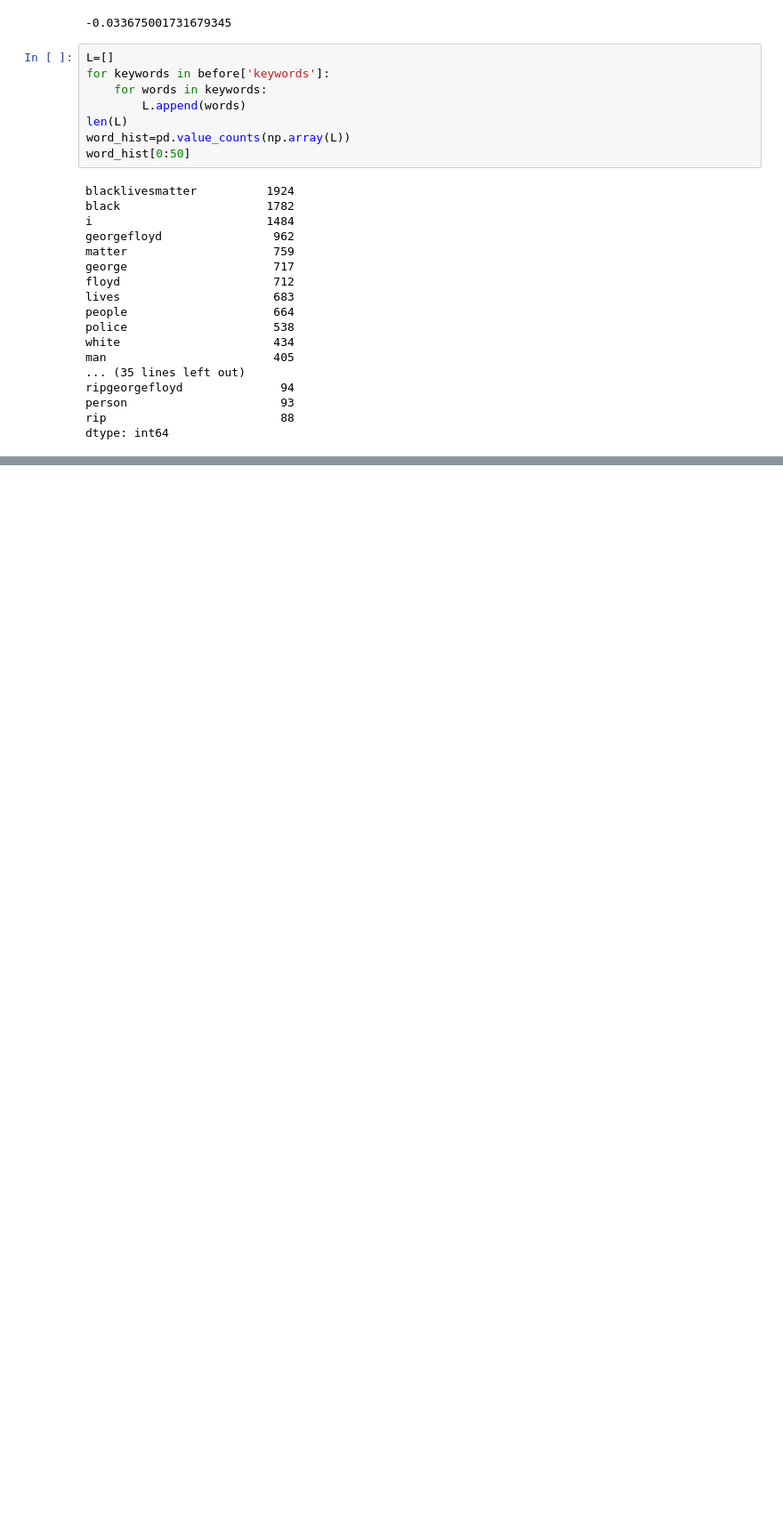
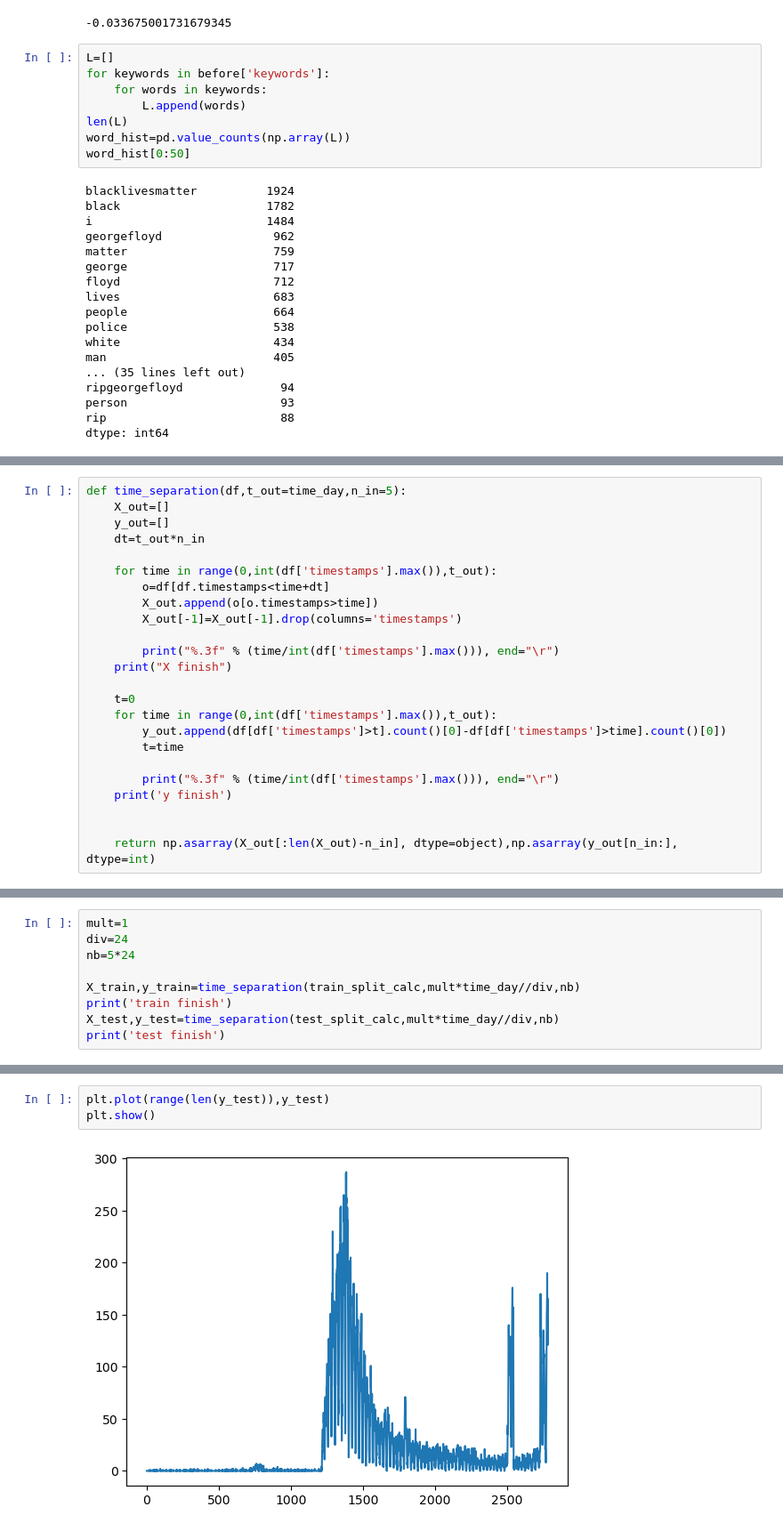
Before and after one commit to Isyohan/WeakSignalsBLM, a Jupyter notebook: BLM_Notebook.ipynb, the cells around one changed output, grey strips where cells are left out. Shown at 89% size. Saved outputs shown, nothing was run; the diff lists cells and outputs as text; blank space fills up the shorter version.

```diff
--- a/BLM_Notebook.ipynb
+++ b/BLM_Notebook.ipynb
@@ -266,3 +266,27 @@ y = number of tweets on the day after
+# %%
+def time_separation(df,t_out=time_day,n_in=5):
+    X_out=[]
+    y_out=[]
+    dt=t_out*n_in
+
+    for time in range(0,int(df['timestamps'].max()),t_out):
+        o=df[df.timestamps<time+dt]
+        X_out.append(o[o.timestamps>time])
+        X_out[-1]=X_out[-1].drop(columns='timestamps')
+
+        print("%.3f" % (time/int(df['timestamps'].max())), end="\r")
+    print("X finish")
+
+    t=0
+    for time in range(0,int(df['timestamps'].max()),t_out):
+        y_out.append(df[df['timestamps']>t].count()[0]-df[df['timestamps']>time].count()[0])
+        t=time
+
+        print("%.3f" % (time/int(df['timestamps'].max())), end="\r")
+    print('y finish')
+
+
+    return np.asarray(X_out[:len(X_out)-n_in], dtype=object),np.asarray(y_out[n_in:], dtype=int)
 # %%
 train_split=clean_data.sample(frac=.8)
 test_split=clean_data.drop(train_split.index)
@@ -301,0 +296,9 @@ X_test,y_test=n_days_day_by_day(test_split_calc)
+# %%
+mult=1
+div=24
+nb=5*24
+
+X_train,y_train=time_separation(train_split_calc,mult*time_day//div,nb)
+print('train finish')
+X_test,y_test=time_separation(test_split_calc,mult*time_day//div,nb)
+print('test finish')
@@ -301,0 +312,5 @@ X_test,y_test=n_days_day_by_day(test_split_calc)
+# %%
+plt.plot(range(len(y_test)),y_test)
+plt.show()
+# %% [output]
+[figure, added]
```
Also changed, not shown: parts of 10 cells of this notebook.
